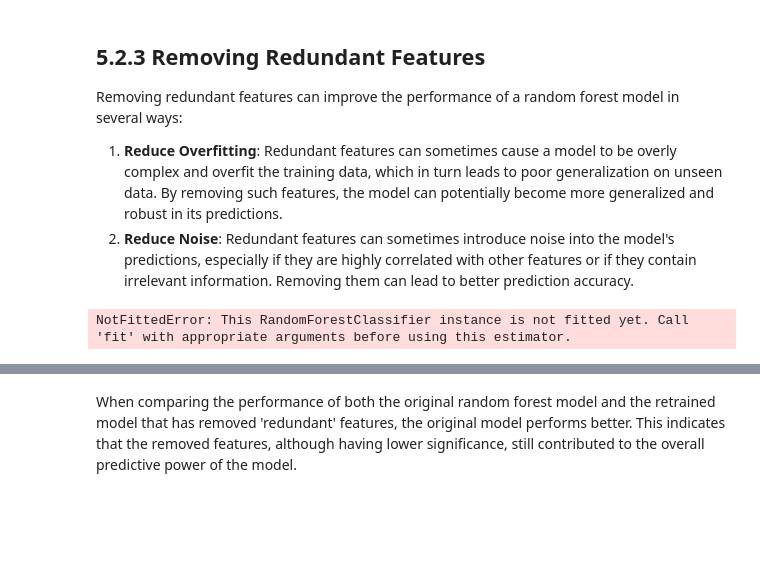
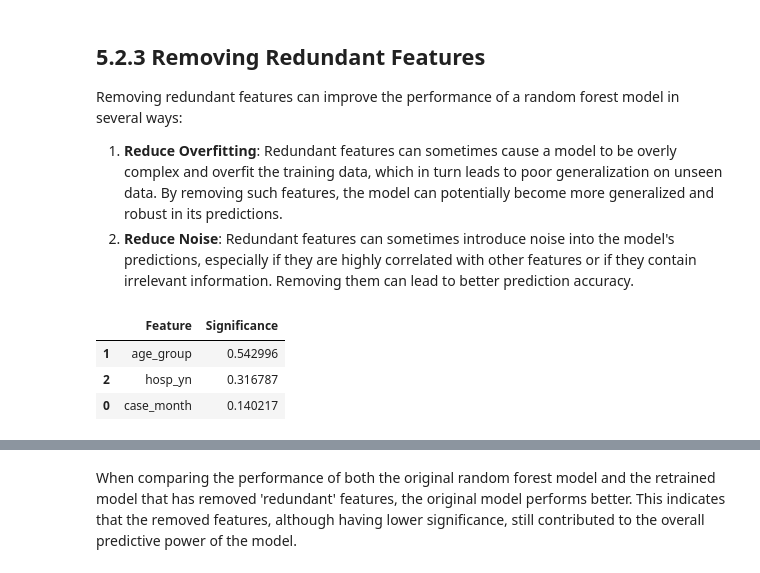
Before and after one commit to mattx245/Machine-Learning-Project, a Jupyter notebook: Homework2_22207000_12468998.ipynb, the cells around one changed output, grey strips where cells are left out. Cells and saved outputs as stored; diff of their text form; code cells hidden in the pictures; blank space fills up the shorter version.

```diff
--- a/Homework2_22207000_12468998.ipynb
+++ b/Homework2_22207000_12468998.ipynb
@@ -1683,38 +1663,41 @@ Removing redundant features can improve the performance of a random forest model
 2. <b>Reduce Noise</b>: Redundant features can sometimes introduce noise into the model's predictions, especially if they are highly correlated with other features or if they contain irrelevant information. Removing them can lead to better prediction accuracy.
 # %%
 feature_importance_table = pd.DataFrame({'Feature': random_forest_x_train.columns,
-                                         'Significance': rfc.feature_importances_})
+                                         'Significance': scaled_features_random_forest_model.feature_importances_})
 
 importance_threshold = 0.05
 selected_features = []
 
 for index, row in feature_importance_table.iterrows():
     if row['Significance'] >= importance_threshold:
         selected_features.append(row['Feature'])
 
 # Filter the train and test datasets based on the selected features
 filtered_x_train = train[selected_features]
 filtered_x_test = test[selected_features]
 
 # Train the new Random Forest model
 filtered_random_forest_model = RandomForestClassifier()
 filtered_random_forest_model.fit(filtered_x_train, random_forest_y_train)
 
 # Make predictions
 filtered_y_train_pred_class = filtered_random_forest_model.predict(filtered_x_train)
 filtered_y_test_pred_class = filtered_random_forest_model.predict(filtered_x_test)
 
 # Evaluate the model's performance
 filtered_accuracy_train = accuracy_score(random_forest_y_train, filtered_y_train_pred_class)
 filtered_precision_train = precision_score(random_forest_y_train, filtered_y_train_pred_class)
 filtered_recall_train = recall_score(random_forest_y_train, filtered_y_train_pred_class)
 filtered_f1_train = f1_score(random_forest_y_train, filtered_y_train_pred_class)
 filtered_confusion_train = confusion_matrix(random_forest_y_train, filtered_y_train_pred_class)
 
 feature_importance = pd.DataFrame({'Feature': filtered_x_train.columns, 'Significance':filtered_random_forest_model.feature_importances_})
 feature_importance.sort_values('Significance', ascending=False)
 # %% [output]
-NotFittedError: This RandomForestClassifier instance is not fitted yet. Call 'fit' with appropriate arguments before using this estimator.
+|  | Feature | Significance |
+| 1 | age_group | 0.542996 |
+| 2 | hosp_yn | 0.316787 |
+| 0 | case_month | 0.140217 |
 # %%
 print("\nEvaluation metrics on the filtered training set:")
 print()
```
Also changed, not shown: parts of 21 cells of this notebook.
